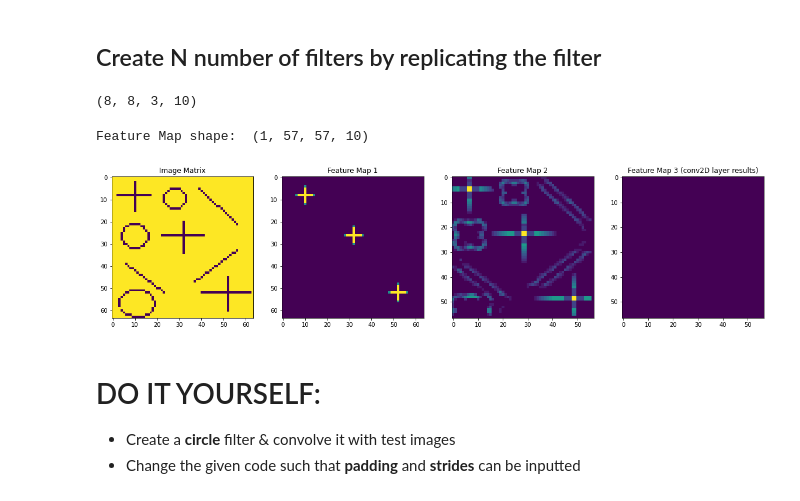
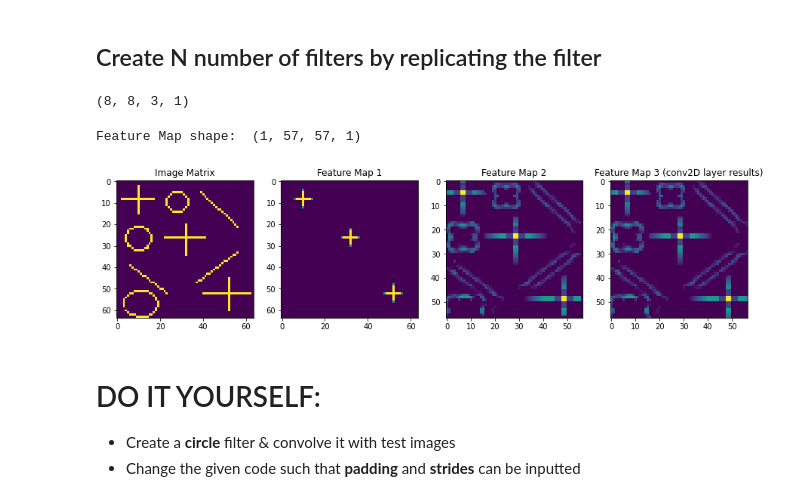
Before and after one commit to kmkarakaya/Deep-Learning-Tutorials, a Jupyter notebook: CNN_Filters_Conv2D.ipynb, the cells around one changed output. Drawn from its saved outputs; the diff is of its cells as text; code cells hidden in the pictures.

```diff
--- a/CNN_Filters_Conv2D.ipynb
+++ b/CNN_Filters_Conv2D.ipynb
@@ -61,7 +61,7 @@ Padded Matrix
 * You can use MS Paint **Resize** function
 # %%
 #@title Load Image
-fileName = "+8.png" #@param {type:"string"}
+fileName = "mix8.png" #@param {type:"string"}
 image = Image.open(fileName)
 # summarize some details about the image
 print('image.format: ', image.format)
@@ -445,7 +446,7 @@ Image shape:  (64, 64, 3)
 # %%
 inputShape = (imageMatrix.shape[0],imageMatrix.shape[1])
 kernelSize= plusFilter.shape
-filters=10
+filters=1
 # %% [markdown]
 ## Pre-process image
 # %%
@@ -473,7 +474,7 @@ filterWeights=np.repeat(filterWeights,filters)
 filterWeights=filterWeights.reshape(8,8,3,filters)
 filterWeights.shape
 # %% [output]
-(8, 8, 3, 10)
+(8, 8, 3, 1)
 # %%
 from tensorflow.keras.layers import Conv2D
 # The inputs are 28x28 RGB images with `channels_last` and the batch  size is 4.
@@ -483,29 +484,29 @@ featureMap3 = Conv2D(filters,kernelSize, input_shape=inputShape, use_bias=False,
                      strides=(1,1))(imageMatrix)
 print('Feature Map shape: ', featureMap3.shape)
 # %% [output]
-Feature Map shape:  (1, 57, 57, 10)
+Feature Map shape:  (1, 57, 57, 1)
 # %%
 #@title Show image matrix and all feature maps
 
-figure(figsize=(20, 20))
+figure(figsize=(15, 15))
 plt.subplot(1, 4, 1)
 plt.title('Image Matrix')
 image=imageMatrix.reshape(64,64,3).transpose(2,0,1)[0,:,:]
 plt.imshow(image, interpolation='nearest')
 plt.subplot(1, 4, 2)
 plt.title('Feature Map 1')
 featureMap1[featureMap1<0]=0
 plt.imshow(featureMap1, interpolation='nearest')
 plt.subplot(1, 4, 3)
 plt.title('Feature Map 2')
 featureMap2[featureMap2<0]=0
 plt.imshow(featureMap2, interpolation='nearest')
 plt.subplot(1, 4, 4)
 plt.imshow(np.array(featureMap3[:,:,:,0]).reshape(featureMap3.shape[1],featureMap3.shape[2]), interpolation='nearest')
 plt.title('Feature Map 3 (conv2D layer results)')
 plt.show()
 # %% [output]
-[figure, old version]
+[figure, new version]
 # %% [markdown]
 # DO IT YOURSELF:
 * Create a **circle** filter & convolve it with test images
```
Also changed, not shown: parts of 15 cells of this notebook.
